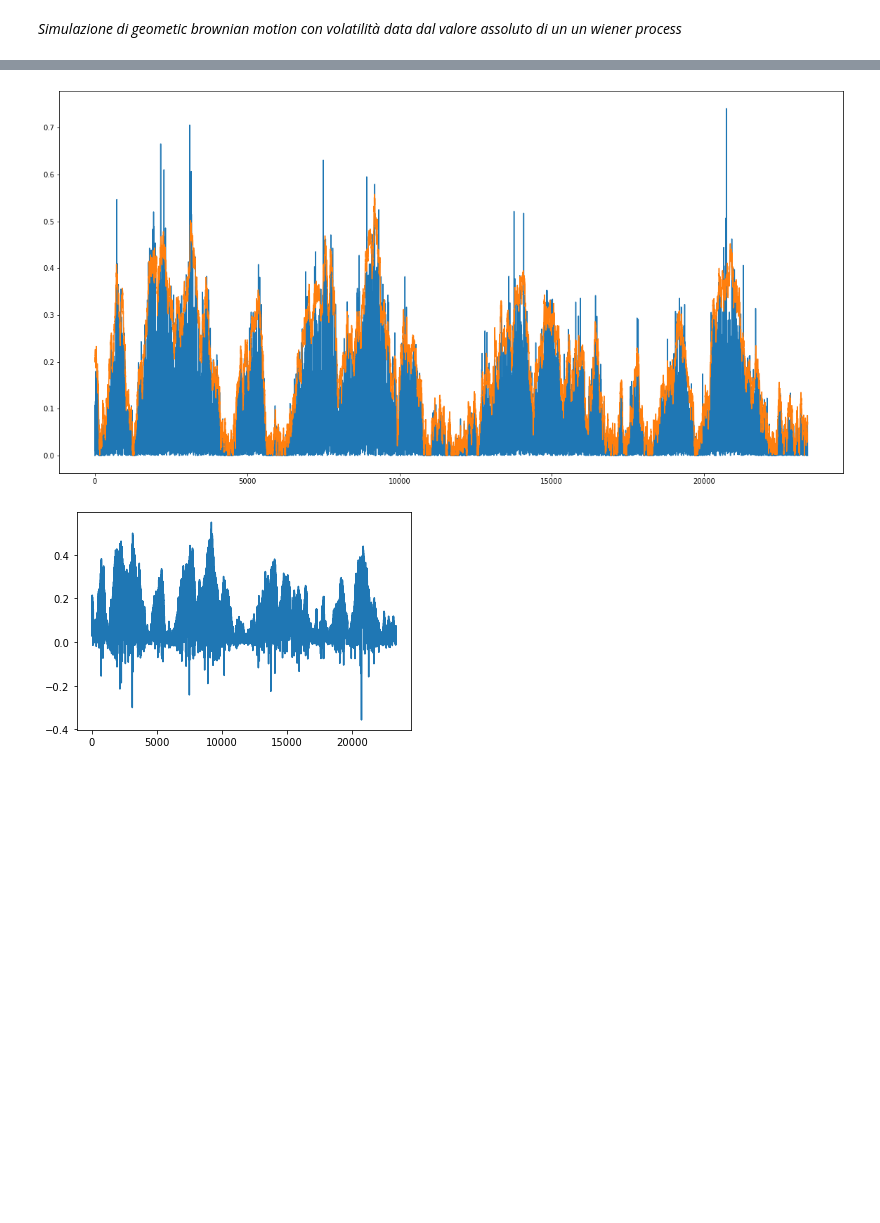
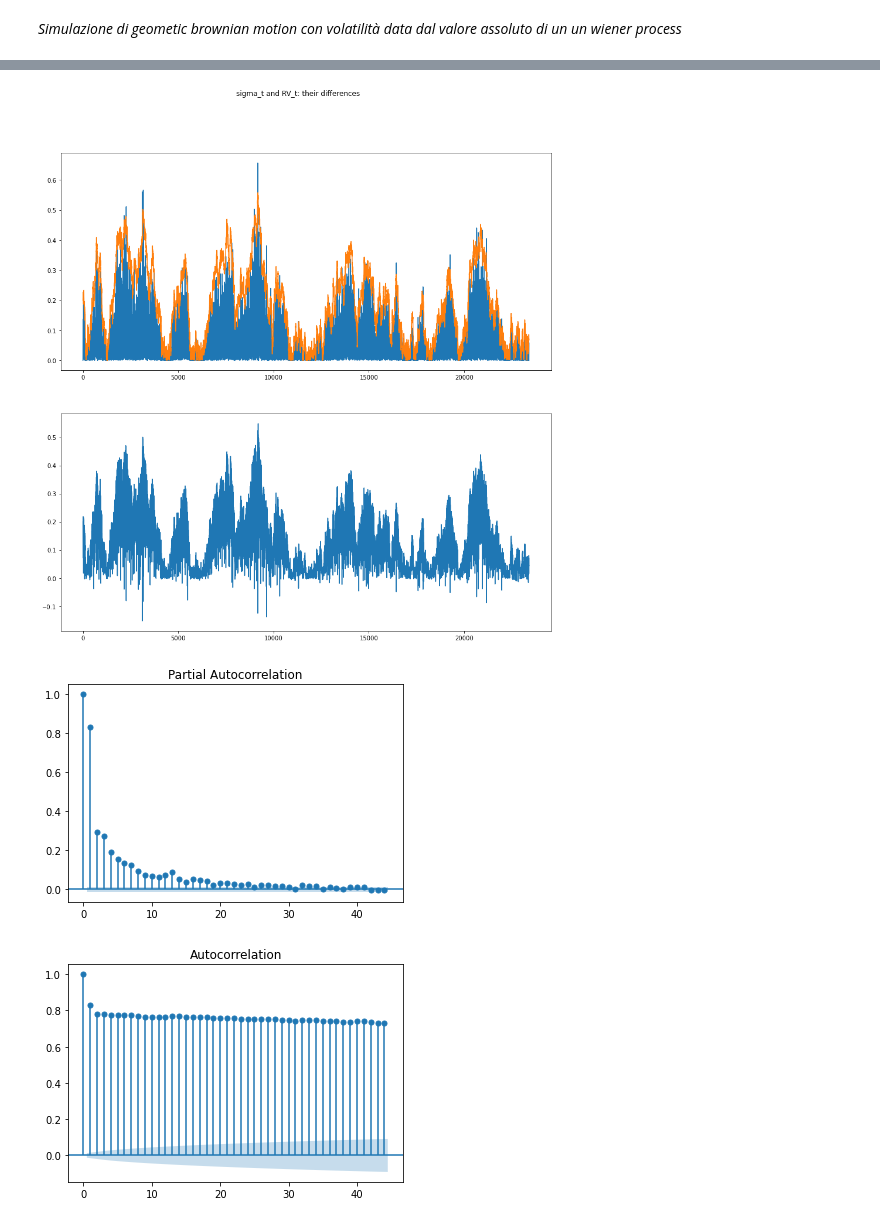
Before and after one commit to macrandrea/RoughVolArtOrArtefact, a Jupyter notebook: ModulusWiener.ipynb, the cells around one changed output, grey strips where cells are left out. Saved outputs shown, nothing was run; the diff lists cells and outputs as text; code cells hidden in the pictures; blank space fills up the shorter version.

```diff
--- a/ModulusWiener.ipynb
+++ b/ModulusWiener.ipynb
@@ -8,8 +8,17 @@ from statsmodels.graphics.tsaplots import plot_acf, plot_pacf
 # %% [markdown]
 *Simulazione di geometic brownian motion con volatilità data dal valore assoluto di un un wiener process*
 # %%
+#2400 realized volatilities
 s=em.gbm_mod(100,1,23400)
 f=em.RV(s[0],len(s[0]))
-d=np.zeros(len(s[0]))
+diff=np.zeros(len(s[0]))
 for i in range(len(s[0])):
-    d[i]=(s[1][i]-f[i])
+    diff[i]=(s[1][i]-f[i])
+# %%
+#78realized volatilities
+s=em.gbm_mod(100,1,23400)
+r2=em.calcolaRendimenti(s[0],len(s[0]))
+rv=em.realVol(r2,300,23400)
+d=np.zeros(len(rv))
+for (i,j) in zip(range(0,len(s[0]),300),range(len(rv))):
+    d[j]=(rv[j]-s[1][i])
@@ -16,11 +46,15 @@ for i in range(len(s[0])):
 # %%
+#23400 realized volatilities
 xx=[x for x in range(len(f))]
-plt.figure(figsize=(20, 10))
-plt.plot(xx,f,xx,s[1])
-#plt.plot(s[1])
+fig, axs = plt.subplots(2,figsize=(15,15))
+fig.suptitle('sigma_t and RV_t: their differences')
+axs[0].plot(xx,f,xx,s[1])
+axs[1].plot(diff)
+
 plt.show()
-plt.plot(d)
-plt.show()
+plot_acf(diff)
+plot_pacf(diff)
 # %% [output]
-[figure, old version]
+[figure, new version]
-[figure, old version]
+[figure, new version]
+[figure, added]
```
Also changed, not shown: parts of 5 cells of this notebook, 3 other files.
